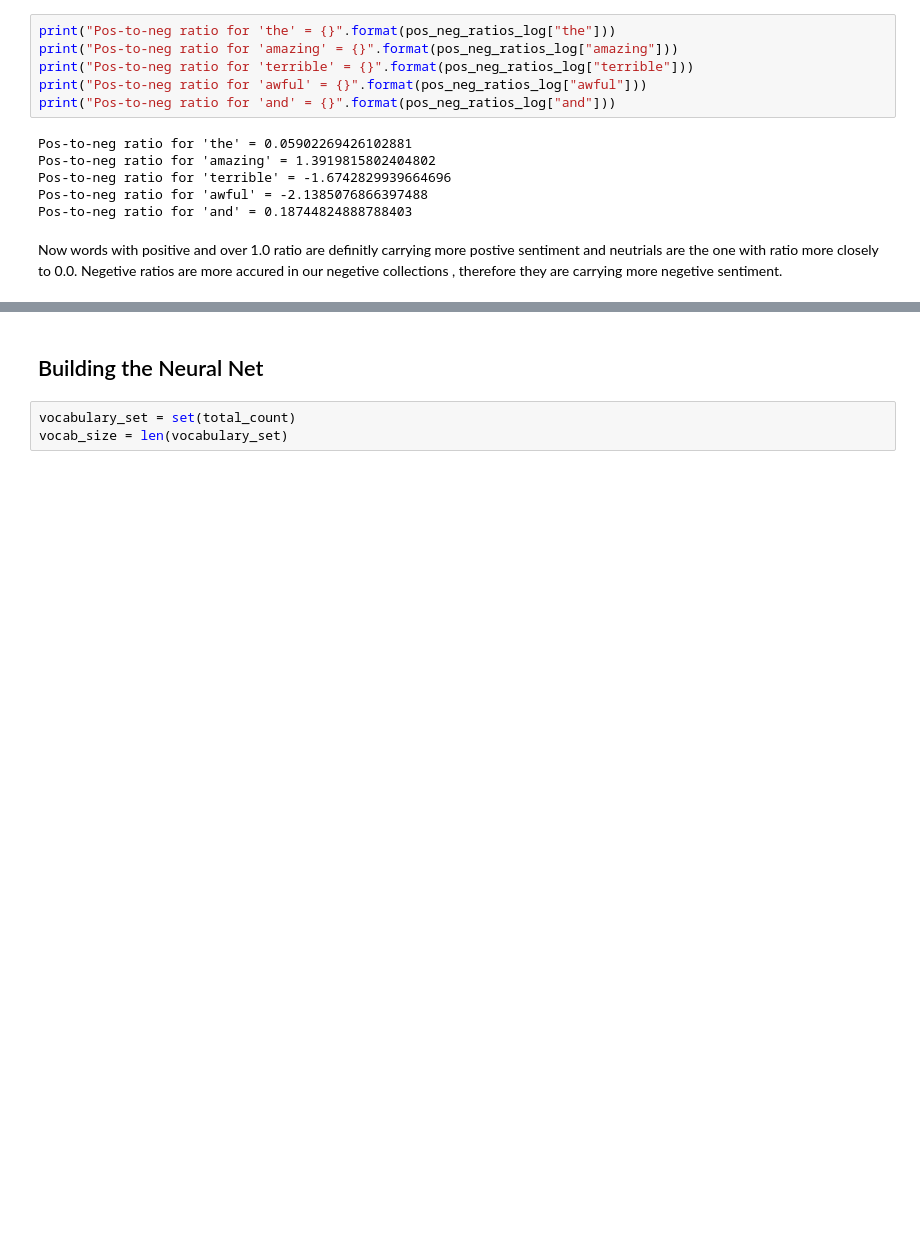
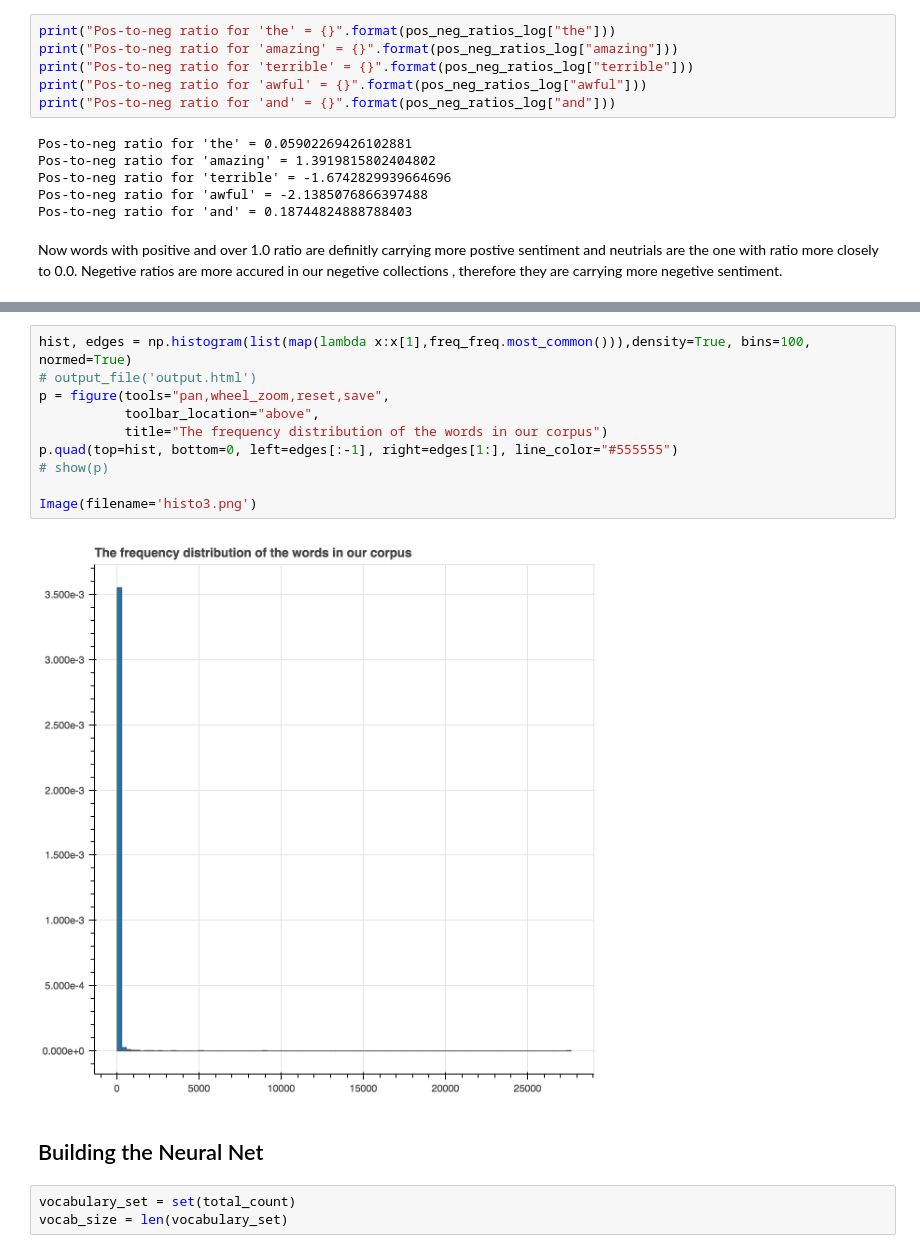
Before and after one commit to aramhamidi/AMC_Review_sentiment_Classification, a Jupyter notebook: AMC_Reveiw_Sentiment_Classification.ipynb, the cells around one changed output, grey strips where cells are left out. Saved outputs shown, nothing was run; the diff lists cells and outputs as text; blank space fills up the shorter version.

```diff
--- a/AMC_Reveiw_Sentiment_Classification.ipynb
+++ b/AMC_Reveiw_Sentiment_Classification.ipynb
@@ -175,3 +187,15 @@ list(reversed(pos_neg_ratios_log.most_common()[0:30]))
+# %%
+hist, edges = np.histogram(list(map(lambda x:x[1],freq_freq.most_common())),density=True, bins=100, normed=True)
+# output_file('output.html')
+p = figure(tools="pan,wheel_zoom,reset,save",
+           toolbar_location="above",
+           title="The frequency distribution of the words in our corpus")
+p.quad(top=hist, bottom=0, left=edges[:-1], right=edges[1:], line_color="#555555")
+# show(p)
+
+Image(filename='histo3.png')
+# %% [output]
+[figure, added]
 # %% [markdown]
 ## Building the Neural Net
 # %%
```
Also changed, not shown: parts of 32 cells of this notebook, 4 other files.
